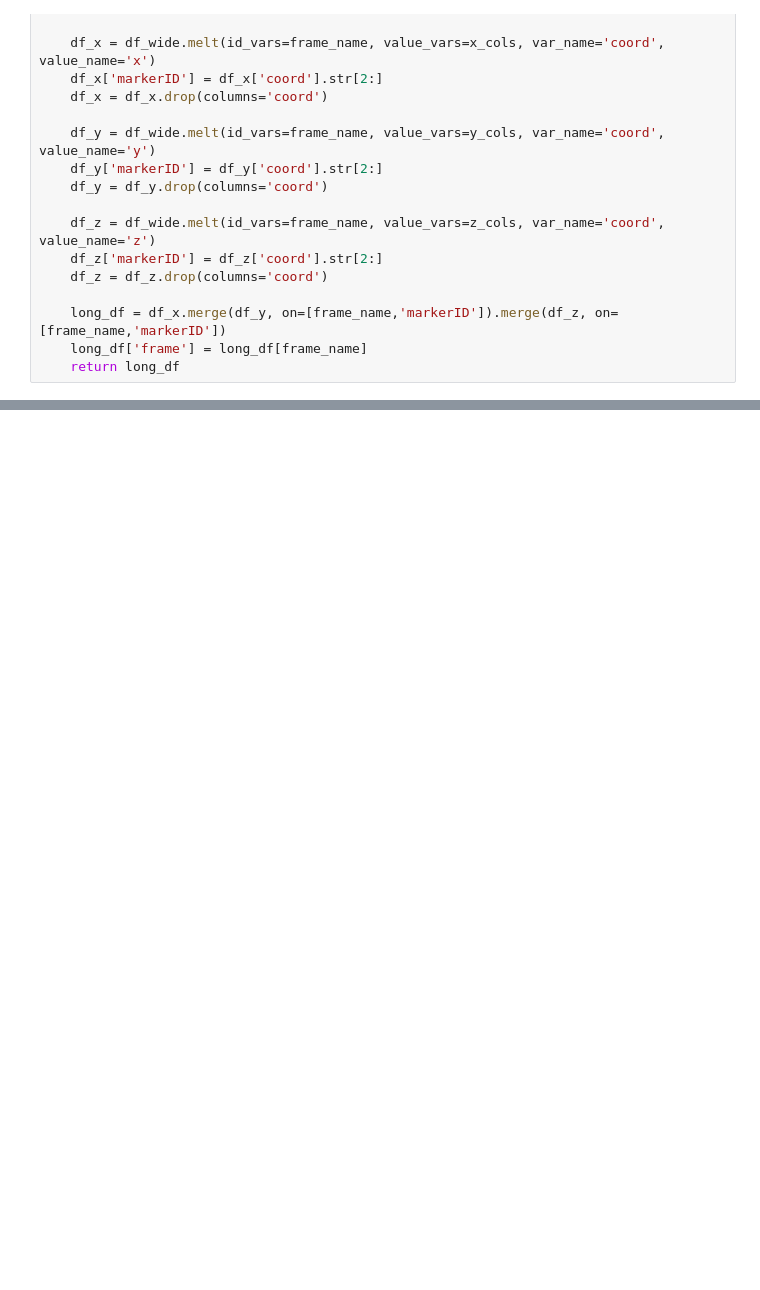
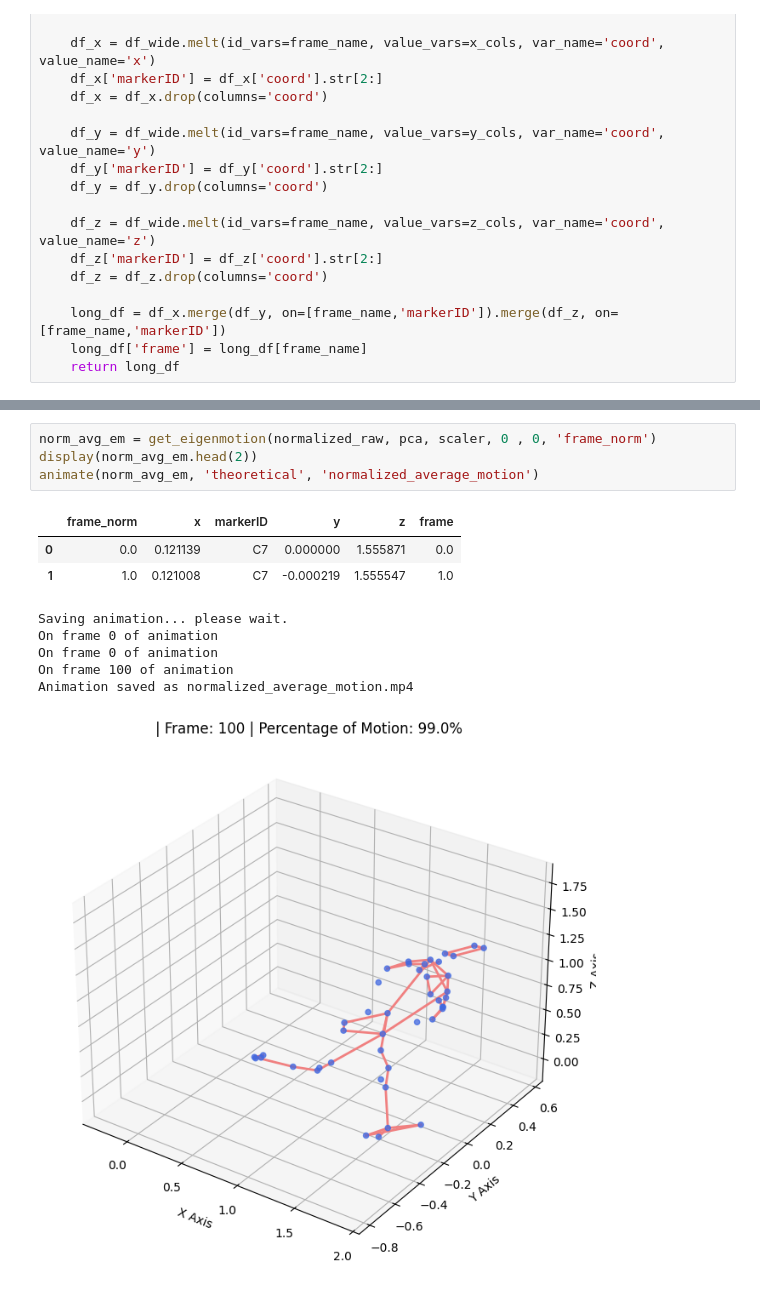
Before and after one commit to brianhockett/baseball-motion-analysis, a Jupyter notebook: pca/eigenmotions.ipynb, the cells around one changed output, grey strips where cells are left out. Cells and saved outputs as stored; diff of their text form; blank space fills up the shorter version.

```diff
--- a/pca/eigenmotions.ipynb
+++ b/pca/eigenmotions.ipynb
@@ -101,3 +125,17 @@ def get_eigenmotion(motion_df, pca, scaler, pc_index, stdev, frame_name = 'frame
+# %%
+norm_avg_em = get_eigenmotion(normalized_raw, pca, scaler, 0 , 0, 'frame_norm')
+display(norm_avg_em.head(2))
+animate(norm_avg_em, 'theoretical', 'normalized_average_motion')
+# %% [output]
+|  | frame_norm | x | markerID | y | z | frame |
+| 0 | 0.0 | 0.121139 | C7 | 0.000000 | 1.555871 | 0.0 |
+| 1 | 1.0 | 0.121008 | C7 | -0.000219 | 1.555547 | 1.0 |
+Saving animation... please wait.
+On frame 0 of animation
+On frame 0 of animation
+On frame 100 of animation
+Animation saved as normalized_average_motion.mp4
+[figure, added]
 # %%
 pc1_stdev3_pos = get_eigenmotion(pivot_df, pca, scaler, 0, 3)
 pc1_stdev3_pos.head(2)
```
Also changed, not shown: parts of 7 cells of this notebook, 8 other files.
